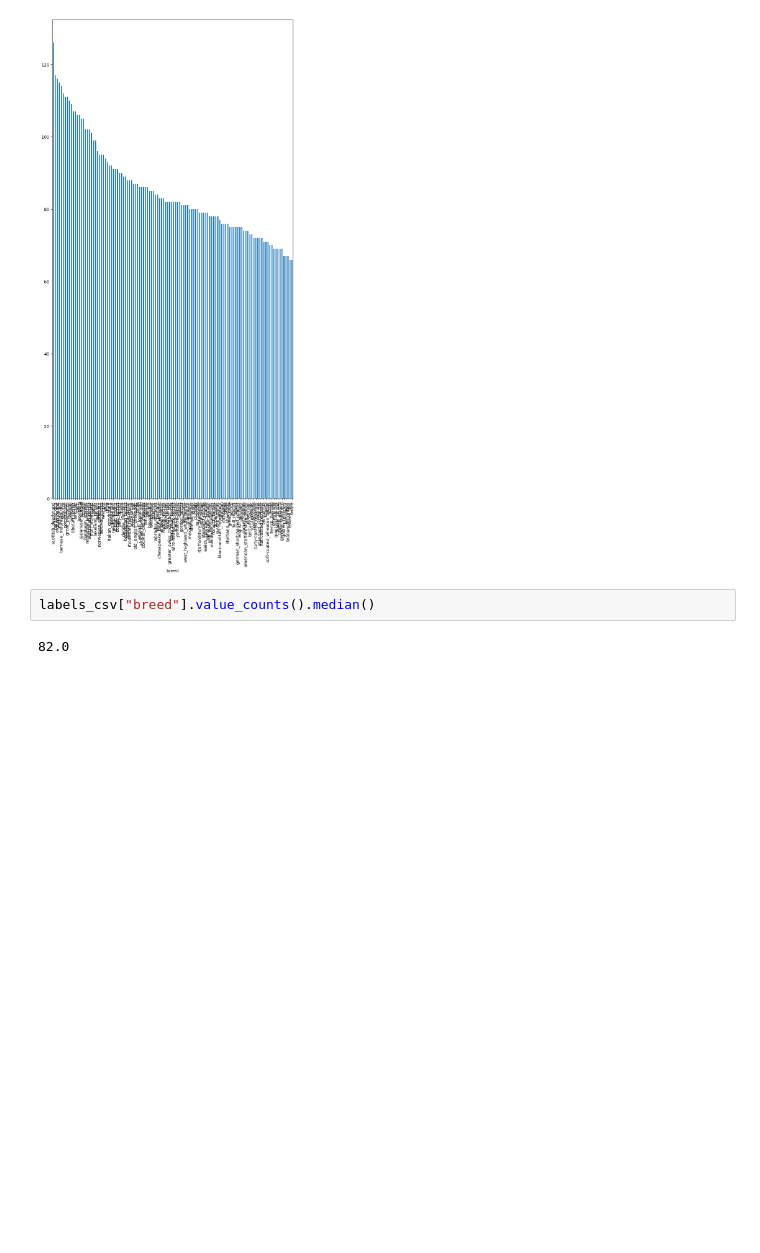
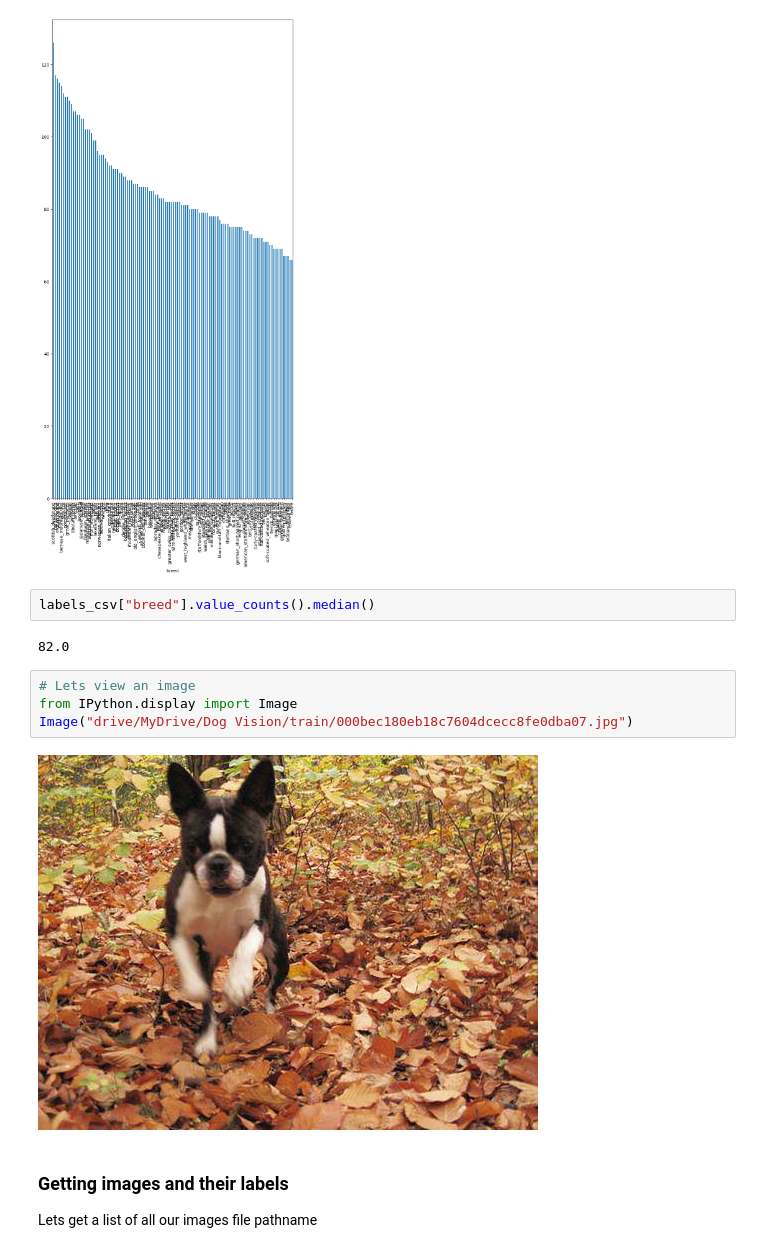
Before and after one commit to deepakjayakumar/TensorFlow_project_1, a Jupyter notebook: god_vision.ipynb, the cells around one changed output. Drawn from its saved outputs; the diff is of its cells as text; blank space fills up the shorter version.

Commit message:
checking filename and files in train folder

```diff
--- a/god_vision.ipynb
+++ b/god_vision.ipynb
@@ -85,3 +85,13 @@ labels_csv["breed"].value_counts().plot.bar(figsize=(10,20))
 labels_csv["breed"].value_counts().median()
 # %% [output]
 82.0
+# %%
+# Lets view an image
+from IPython.display import Image
+Image("drive/MyDrive/Dog Vision/train/000bec180eb18c7604dcecc8fe0dba07.jpg")
+# %% [output]
+[figure, added]
+# %% [markdown]
+### Getting images and their labels
+
+Lets get a list of all our images file pathname
```
Also changed, not shown: parts of 3 cells of this notebook.
